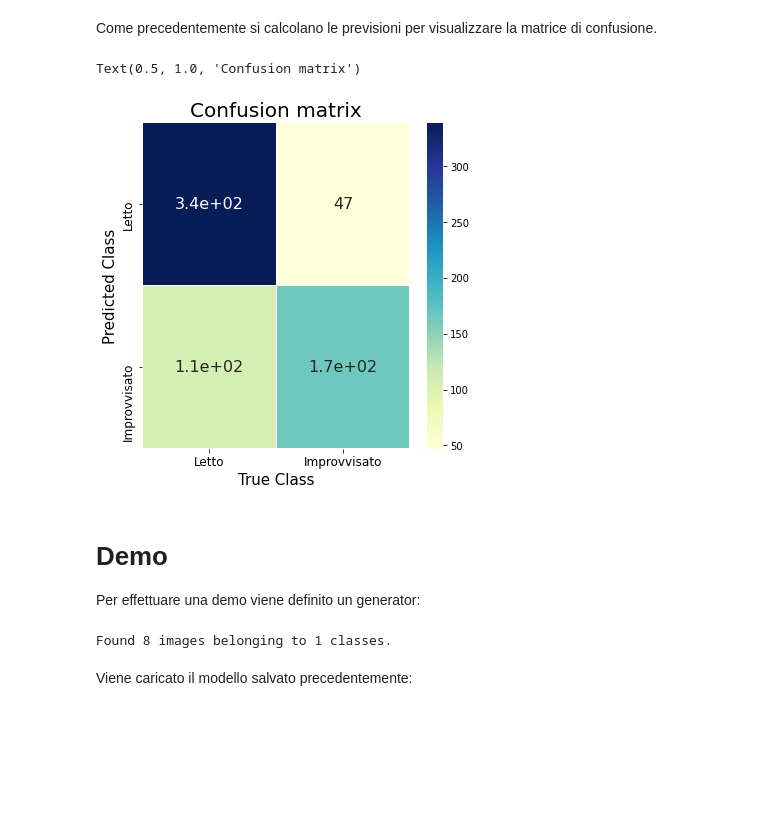
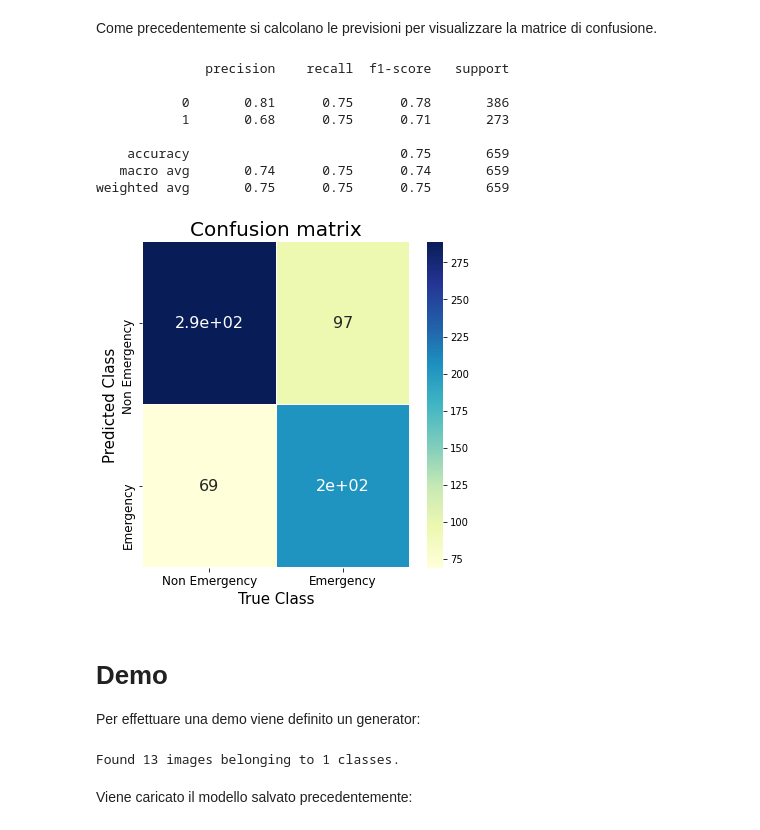
Before and after one commit to Chri1629/dsim_project, a Jupyter notebook: image/ambulanze.ipynb, the cells around one changed output. Cells and saved outputs as stored; diff of their text form; code cells hidden in the pictures; blank space fills up the shorter version.

```diff
--- a/image/ambulanze.ipynb
+++ b/image/ambulanze.ipynb
@@ -348,7 +362,7 @@ model.compile(loss = "categorical_crossentropy",
               metrics = ["accuracy"])
 
 histo_best = model.fit(train_generator,
-                       epochs = 3,
+                       epochs = 20,
                        batch_size = 32,
                        validation_data = validation_generator)
 # %% [output]
@@ -383,24 +416,32 @@ yc_pred = model.predict(test_generator)
 y_pred_best = np.argmax(yc_pred, axis = 1)
 # %%
 print(classification_report(test_generator.classes, y_pred_best))
+# %% [output]
+              precision    recall  f1-score   support
+
+           0       0.81      0.75      0.78       386
+           1       0.68      0.75      0.71       273
+
+    accuracy                           0.75       659
+   macro avg       0.74      0.75      0.74       659
+weighted avg       0.75      0.75      0.75       659
 # %%
 cm = confusion_matrix(test_generator.classes, y_pred_best)
 fig = plt.figure(figsize = (6,6))
 ax = plt.subplot()
 sns.heatmap(cm, annot=True, annot_kws={"size": 16},
            linewidths=.1, cmap="YlGnBu")
 plt.xlabel("True Class", size = 15)
 plt.ylabel("Predicted Class", size = 15)
 plt.xticks(size = 12)
 plt.yticks(size = 12)
-ax.yaxis.set_ticklabels(['Letto', 'Improvvisato'])
-ax.xaxis.set_ticklabels(['Letto', 'Improvvisato'])
+ax.yaxis.set_ticklabels(['Non Emergency', 'Emergency'])
+ax.xaxis.set_ticklabels(['Non Emergency', 'Emergency'])
 
 plt.title("Confusion matrix", size = 20)
 fig.savefig("confusion_matrix_cnn_scratch.png", dpi = 200)
 # %% [output]
-Text(0.5, 1.0, 'Confusion matrix')
-[figure, old version]
+[figure, new version]
 # %% [markdown]
 # Demo
 
@@ -411,14 +452,14 @@ single_processing = keras.preprocessing.image.ImageDataGenerator(preprocessing_f
 single_generator = single_processing.flow_from_directory("gdrive/MyDrive/single",
                                     target_size = (224, 224),
                                     color_mode = "rgb",
-                                    batch_size = 8,
+                                    batch_size = 13,
                                     class_mode = "categorical",
                                     shuffle = False,
                                     seed = 1)
 
 test,label_test = next(single_generator)
 # %% [output]
-Found 8 images belonging to 1 classes.
+Found 13 images belonging to 1 classes.
 # %% [markdown]
 Viene caricato il modello salvato precedentemente:
 # %%
```
Also changed, not shown: parts of 12 cells of this notebook.
